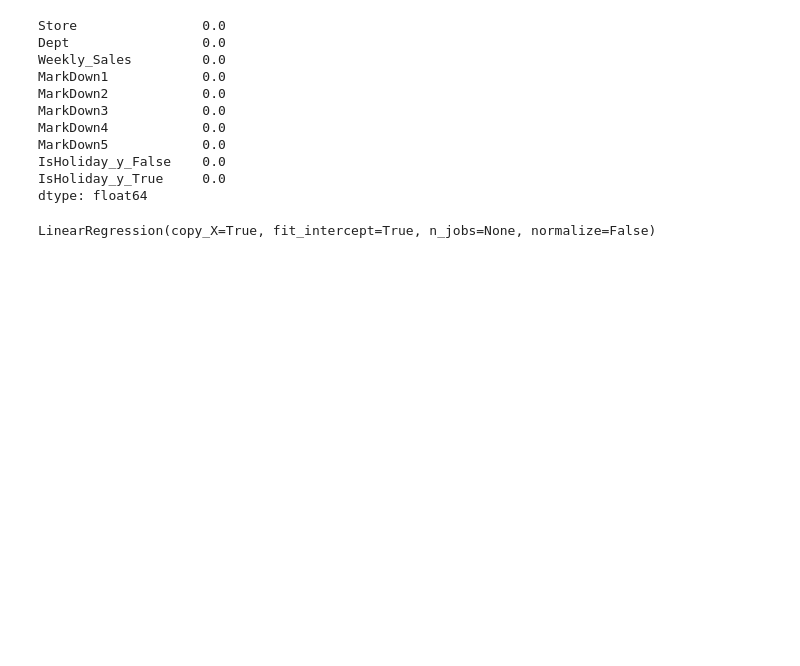
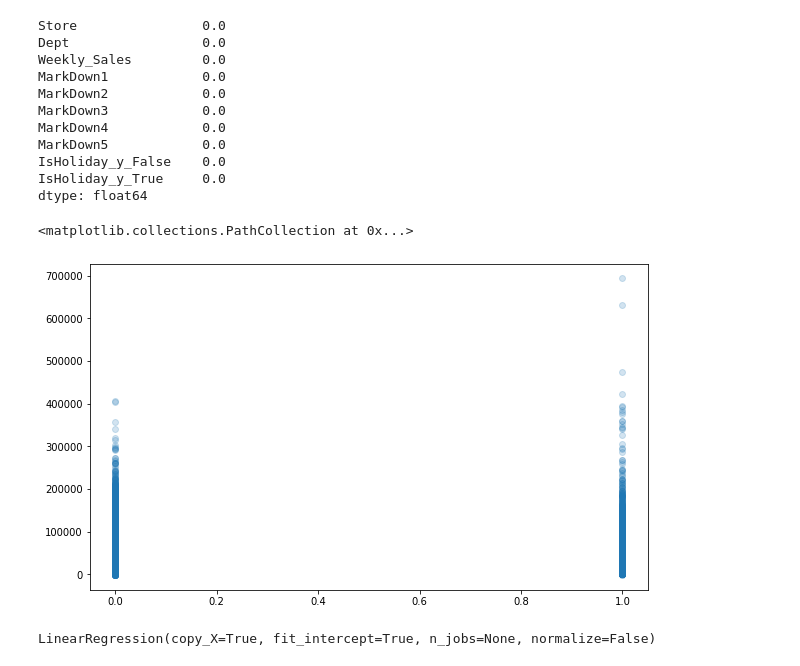
Before and after one commit to robsonbfreitas/TrabalhoFinal, a Jupyter notebook: TrabalhoFinal.ipynb, the cells around one changed output. Saved outputs shown, nothing was run; the diff lists cells and outputs as text; code cells hidden in the pictures; blank space fills up the shorter version.

```diff
--- a/TrabalhoFinal.ipynb
+++ b/TrabalhoFinal.ipynb
@@ -311,6 +315,12 @@ MarkDown5            0.0
 IsHoliday_y_False    0.0
 IsHoliday_y_True     0.0
 dtype: float64
+# %%
+plt.figure(figsize=(10, 6))
+plt.scatter(X_train['IsHoliday_y_True'],X_train['Weekly_Sales'], alpha=0.2)
+# %% [output]
+<matplotlib.collections.PathCollection at 0x...>
+[figure, added]
 # %%
 reg = LinearRegression()
 reg.fit(X_train,y_train)
```
Also changed, not shown: parts of 2 cells of this notebook.
